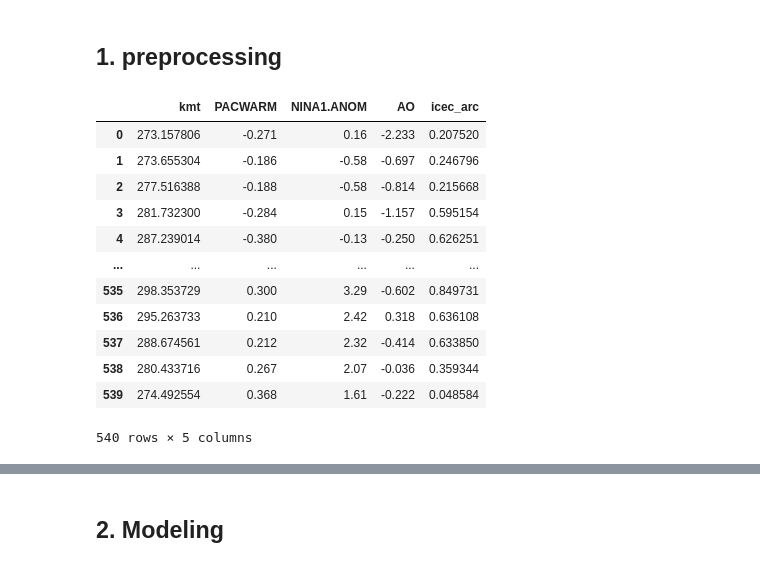
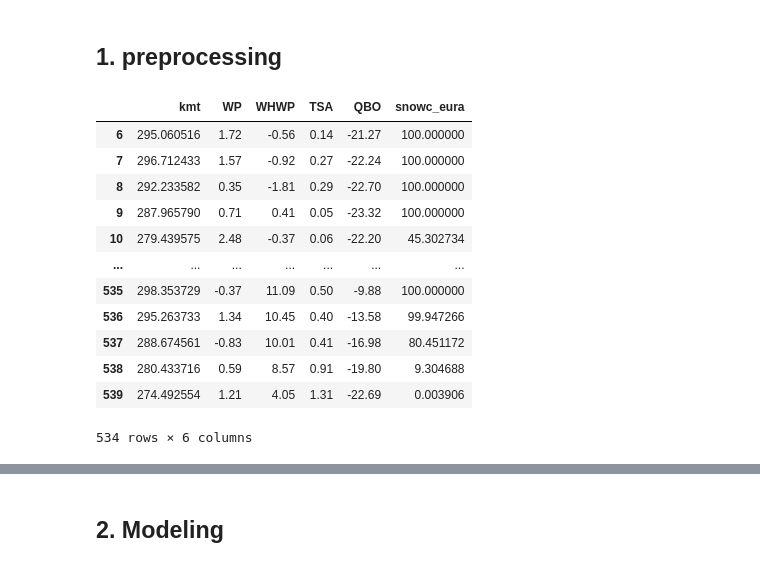
Before and after one commit to kevin7548/WCDL, a Jupyter notebook: Modeling.ipynb, the cells around one changed output, grey strips where cells are left out. Saved outputs shown, nothing was run; the diff lists cells and outputs as text; code cells hidden in the pictures.

```diff
--- a/Modeling.ipynb
+++ b/Modeling.ipynb
@@ -281,10 +287,11 @@ max(maxcorr)
 5
 # %%
 clmidx = pd.concat([df_kmt, combined_df], axis=1)
-for var, lag in zip(vlist, maxcorr):
-  clmidx[var] = clmidx[var].shift(lag+1)
+clmidx = clmidx.dropna(axis=0)
+#for var, lag in zip(vlist, maxcorr):
+#  clmidx[var] = clmidx[var].shift(lag+1)
 
-clmidx = clmidx.dropna(axis=0)
+#clmidx = clmidx.dropna(axis=0)
 clmidx
 # %% [output]
 |  | kmt | AAO | AMMSST | AMON.US.LONG | AO | EA | ESPI | GMSST | MEIV2 | NAO | ... |
@@ -369,39 +364,40 @@ heatmap(test[test_step[-1]])
 # %%
 f = xr.open_dataset('korea_mean_temp.nc')['t2m']
 df = pd.DataFrame(index=range(len(f)))
 df['kmt'] = f
 
 f1 = xr.open_dataset('clm_idx.nc')
-indices1 = ['pacwarm', 'nina1.anom', 'ao']
+indices1 = ['wp', 'whwp', 'tsa', 'qbo']
 
 tmp1 = pd.DataFrame(index=range(len(f)))
 for var in indices1:
   tmp1[var] = f1[var].values
 tmp1.columns = [col.upper() for col in tmp1.columns]
 
-f2 = xr.open_dataset('new_clm.nc')
-indices2 = ['icec_arc']
+f2 = xr.open_dataset('new_clm_lag.nc')
+indices2 = ['snowc_eura']
 
 tmp2 = pd.DataFrame(index=range(len(f)))
 for var in indices2:
   tmp2[var] = f2[var].values
 
 KMT_Data = pd.concat([df, tmp1, tmp2], axis=1)
+KMT_Data = KMT_Data.dropna(axis=0)
 KMT_Data
 # %% [output]
-|  | kmt | PACWARM | NINA1.ANOM | AO | icec_arc |
-| 0 | 273.157806 | -0.271 | 0.16 | -2.233 | 0.207520 |
-| 1 | 273.655304 | -0.186 | -0.58 | -0.697 | 0.246796 |
-| 2 | 277.516388 | -0.188 | -0.58 | -0.814 | 0.215668 |
-| 3 | 281.732300 | -0.284 | 0.15 | -1.157 | 0.595154 |
-| 4 | 287.239014 | -0.380 | -0.13 | -0.250 | 0.626251 |
-| ... | ... | ... | ... | ... | ... |
-| 535 | 298.353729 | 0.300 | 3.29 | -0.602 | 0.849731 |
-| 536 | 295.263733 | 0.210 | 2.42 | 0.318 | 0.636108 |
-| 537 | 288.674561 | 0.212 | 2.32 | -0.414 | 0.633850 |
-| 538 | 280.433716 | 0.267 | 2.07 | -0.036 | 0.359344 |
-| 539 | 274.492554 | 0.368 | 1.61 | -0.222 | 0.048584 |
+|  | kmt | WP | WHWP | TSA | QBO | snowc_eura |
+| 6 | 295.060516 | 1.72 | -0.56 | 0.14 | -21.27 | 100.000000 |
+| 7 | 296.712433 | 1.57 | -0.92 | 0.27 | -22.24 | 100.000000 |
+| 8 | 292.233582 | 0.35 | -1.81 | 0.29 | -22.70 | 100.000000 |
+| 9 | 287.965790 | 0.71 | 0.41 | 0.05 | -23.32 | 100.000000 |
+| 10 | 279.439575 | 2.48 | -0.37 | 0.06 | -22.20 | 45.302734 |
+| ... | ... | ... | ... | ... | ... | ... |
+| 535 | 298.353729 | -0.37 | 11.09 | 0.50 | -9.88 | 100.000000 |
+| 536 | 295.263733 | 1.34 | 10.45 | 0.40 | -13.58 | 99.947266 |
+| 537 | 288.674561 | -0.83 | 10.01 | 0.41 | -16.98 | 80.451172 |
+| 538 | 280.433716 | 0.59 | 8.57 | 0.91 | -19.80 | 9.304688 |
+| 539 | 274.492554 | 1.21 | 4.05 | 1.31 | -22.69 | 0.003906 |
-540 rows × 5 columns
+534 rows × 6 columns
 # %%
 # 시간 지연을 고려하여 1개월전부터 12개월전까지의 모든 값들을 넣어줌
 n_features = len(KMT_Data.columns)
```
Also changed, not shown: parts of 30 cells of this notebook.
